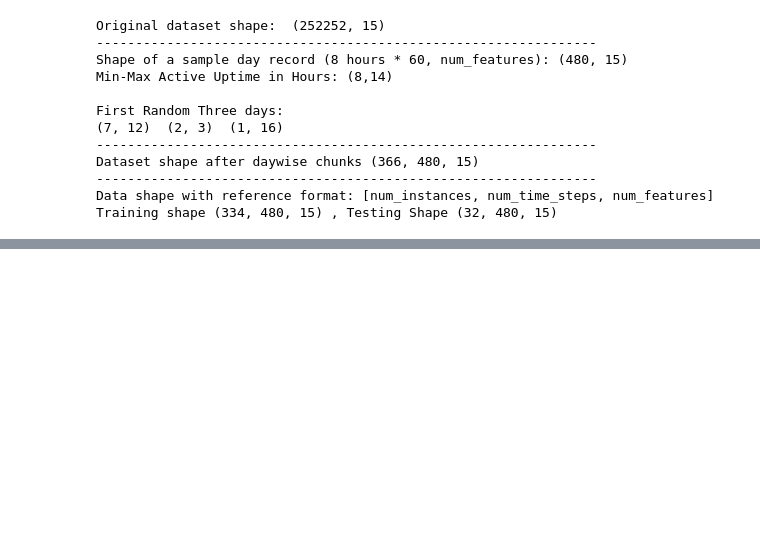
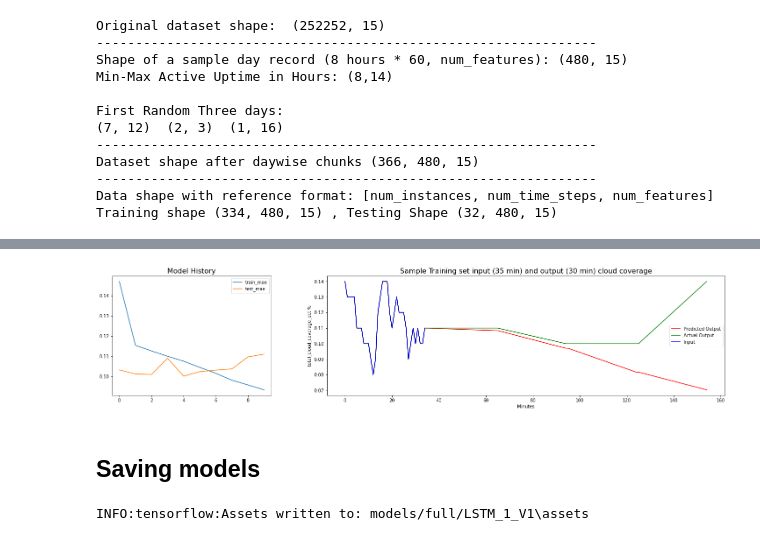
Before and after one commit to mrutyunjay17/solar-cloud-coverage-prediction, a Jupyter notebook: experiment_full.ipynb, the cells around one changed output, grey strips where cells are left out. Drawn from its saved outputs; the diff is of its cells as text; code cells hidden in the pictures; blank space fills up the shorter version.

```diff
--- a/experiment_full.ipynb
+++ b/experiment_full.ipynb
@@ -255,0 +383,39 @@ Univariate Training Set size for only 8 hours of data in minutes (57, 480, 15)
+# %%
+tf.random.set_seed(EXPERIEMENT_SEED)
+# define parameters
+verbose, epochs, batch_size = 0, 10, 180
+n_timesteps, n_features, n_outputs = train_x_transformed.shape[1], train_x_transformed.shape[2], train_y.shape[1]
+# define model
+model = Sequential()
+model.add(LSTM(100, activation='sigmoid', input_shape=(n_timesteps, n_features), return_sequences = True))
+model.add(LSTM(50, activation='sigmoid', input_shape=(n_timesteps, n_features), return_sequences = False))
+model.add(Dense(100, activation='sigmoid'))
+model.add(Dense(n_outputs, activation='sigmoid'))
+
+model.compile(loss='mean_absolute_error', optimizer='adam', metrics=['mae'])
+
+print(model.summary())
+history = model.fit(train_x_transformed, train_y, epochs=epochs, batch_size=batch_size, validation_data=(test_x_transformed, test_y))
+
+weather_models['LSTM_2_V1'] = (model,history)
+# %%
+test_pred_y = model.predict(test_x_transformed)
+train_pred_y = model.predict(train_x_transformed)
+print("Prediction Shapes: Train {}, Test {} \n".format(train_pred_y.shape, test_pred_y.shape))
+
+train_rmse_scores, train_mae_scores= evaluate_forecasts_daily_eod_prediction(train_pred_y , train_y, days_sampled=train.shape[0])
+test_rmse_scores, test_mae_scores= evaluate_forecasts_daily_eod_prediction(test_pred_y , test_y, days_sampled=test.shape[0])
+
+print("Train --> mse: ", (train_rmse_scores), ", mae: ",(train_mae_scores))
+print("Test --> mse: ", (test_rmse_scores), ", mae: ",(test_mae_scores))
+# %%
+plot_model_evaluation(history, test_x, test_pred_y, test_y, (324 * 14))
+# %% [output]
+[figure, added]
+# %% [markdown]
+## Saving models
+# %%
+for key, (model,history) in weather_models.items():
+    model.save("models/full/"+key)
+# %% [output]
+INFO:tensorflow:Assets written to: models/full/LSTM_1_V1\assets
```
Also changed, not shown: parts of 15 cells of this notebook, 5 other files.
